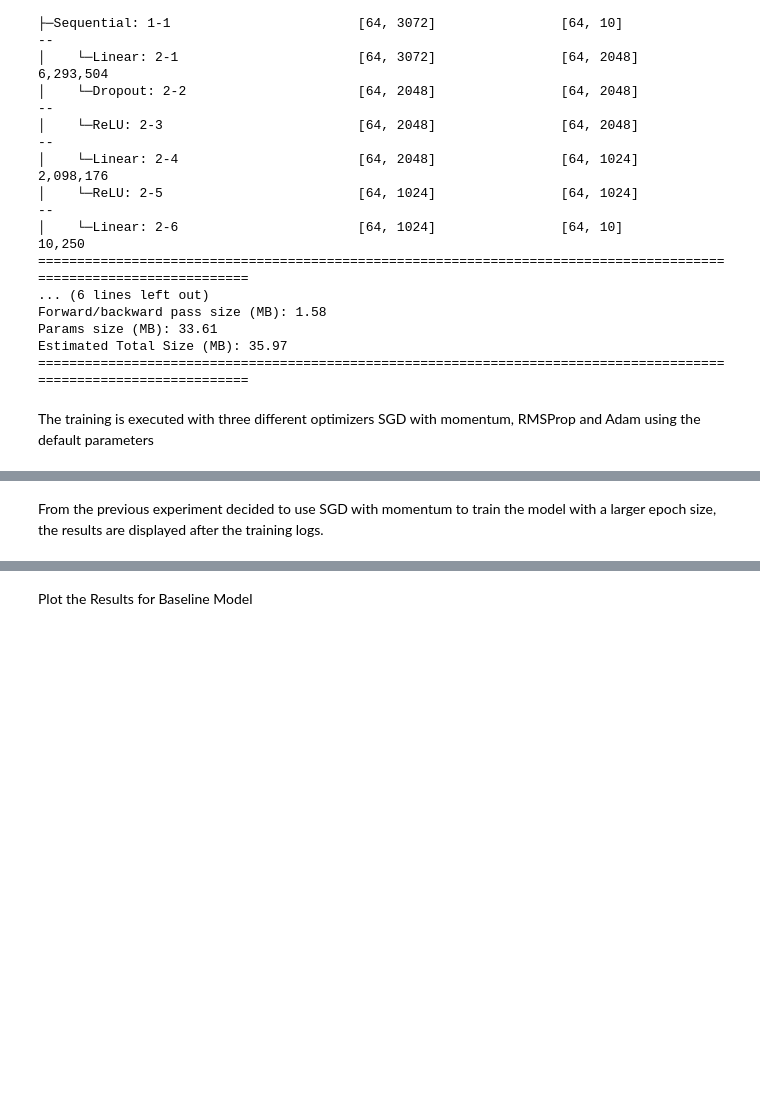
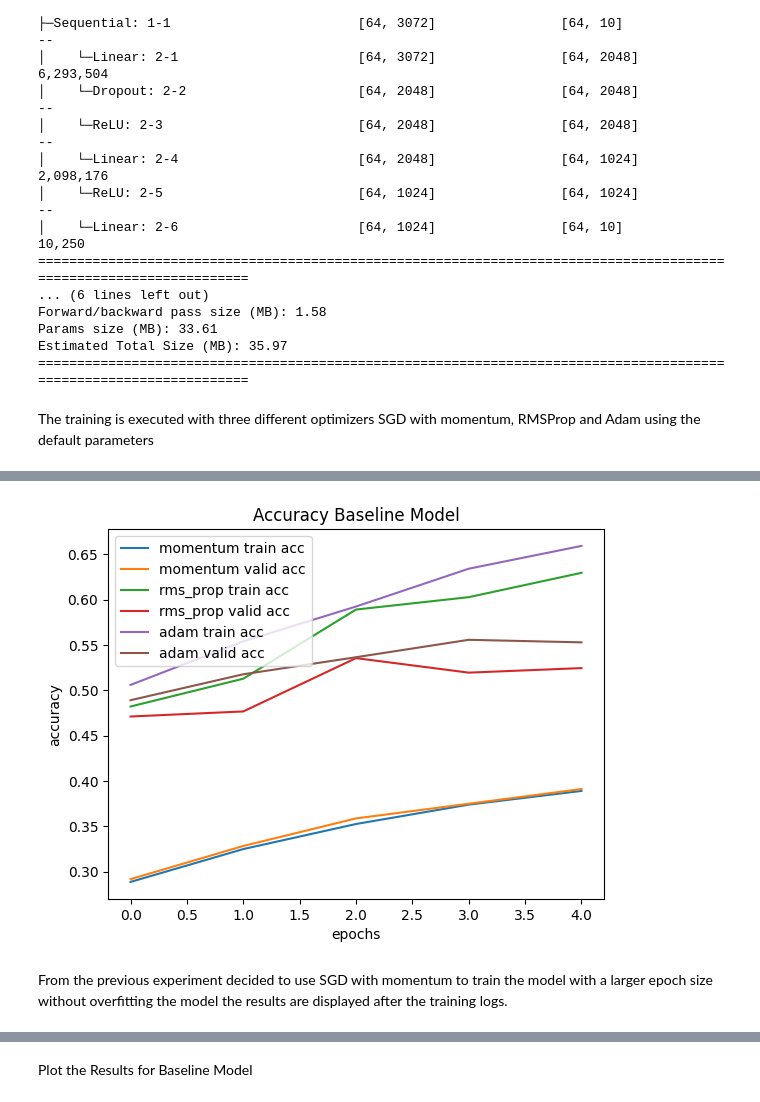
Before and after one commit to jmanuelc87/advanced-machine-learning-methods, a Jupyter notebook: notebooks/A2b_DL_TC5033.ipynb, the cells around one changed output, grey strips where cells are left out. Drawn from its saved outputs; the diff is of its cells as text; code cells hidden in the pictures; blank space fills up the shorter version.

```diff
--- a/notebooks/A2b_DL_TC5033.ipynb
+++ b/notebooks/A2b_DL_TC5033.ipynb
@@ -343,13 +344,15 @@ Estimated Total Size (MB): 35.97
 The training is executed with three different optimizers SGD with momentum, RMSProp and Adam using the default parameters
 # %%
 epochs = 5
+accuracy_list = []
 for name, Opt in [("SGD", torch.optim.SGD), ("RMSProp", torch.optim.RMSprop), ("Adam", torch.optim.Adam)]:
     print(f"Using {name} optimizer\n")
 
     model = BaselineModel(num_classes).to(device)
-    optimizer = Opt(model.parameters(), momentum=0.9) if name == "SGD" else Opt(model.parameters())
+    optimizer = Opt(model.parameters(), momentum=0.9, lr=1e-4) if name == "SGD" else Opt(model.parameters(), lr=1e-4)
 
-    _ = train(epochs, train_loader, val_loader, model, optimizer, transform_fn=lambda X: torch.reshape(X, (X.size(0), 3072)), device=device)
+    _, _, acc = train(epochs, train_loader, val_loader, model, optimizer, transform_fn=lambda X: torch.reshape(X, (X.size(0), 3072)), device=device)
+    accuracy_list.append(acc)
 # %% [output]
 Using SGD optimizer
 
@@ -370,6 +373,24 @@ Test:
 Done!
+# %%
+sgd_momentum = np.array(accuracy_list[0])
+rms_prop = np.array(accuracy_list[1])
+adam = np.array(accuracy_list[2])
+
+plt.plot(np.arange(epochs), sgd_momentum[:,0], label="momentum train acc")
+plt.plot(np.arange(epochs), sgd_momentum[:,1], label="momentum valid acc")
+plt.plot(np.arange(epochs), rms_prop[:,0], label="rms_prop train acc")
+plt.plot(np.arange(epochs), rms_prop[:,1], label="rms_prop valid acc")
+plt.plot(np.arange(epochs), adam[:,0], label="adam train acc")
+plt.plot(np.arange(epochs), adam[:,1], label="adam valid acc")
+plt.legend()
+plt.title("Accuracy Baseline Model")
+plt.xlabel("epochs")
+plt.ylabel("accuracy")
+plt.show()
+# %% [output]
+[figure, added]
 # %% [markdown]
-From the previous experiment decided to use SGD with momentum to train the model with a larger epoch size, the results are displayed after the training logs.
+From the previous experiment decided to use SGD with momentum to train the model with a larger epoch size without overfitting the model the results are displayed after the training logs.
 # %%
 epochs = 20
 model = BaselineModel(num_classes).to(device)
```
Also changed, not shown: parts of 16 cells of this notebook.
